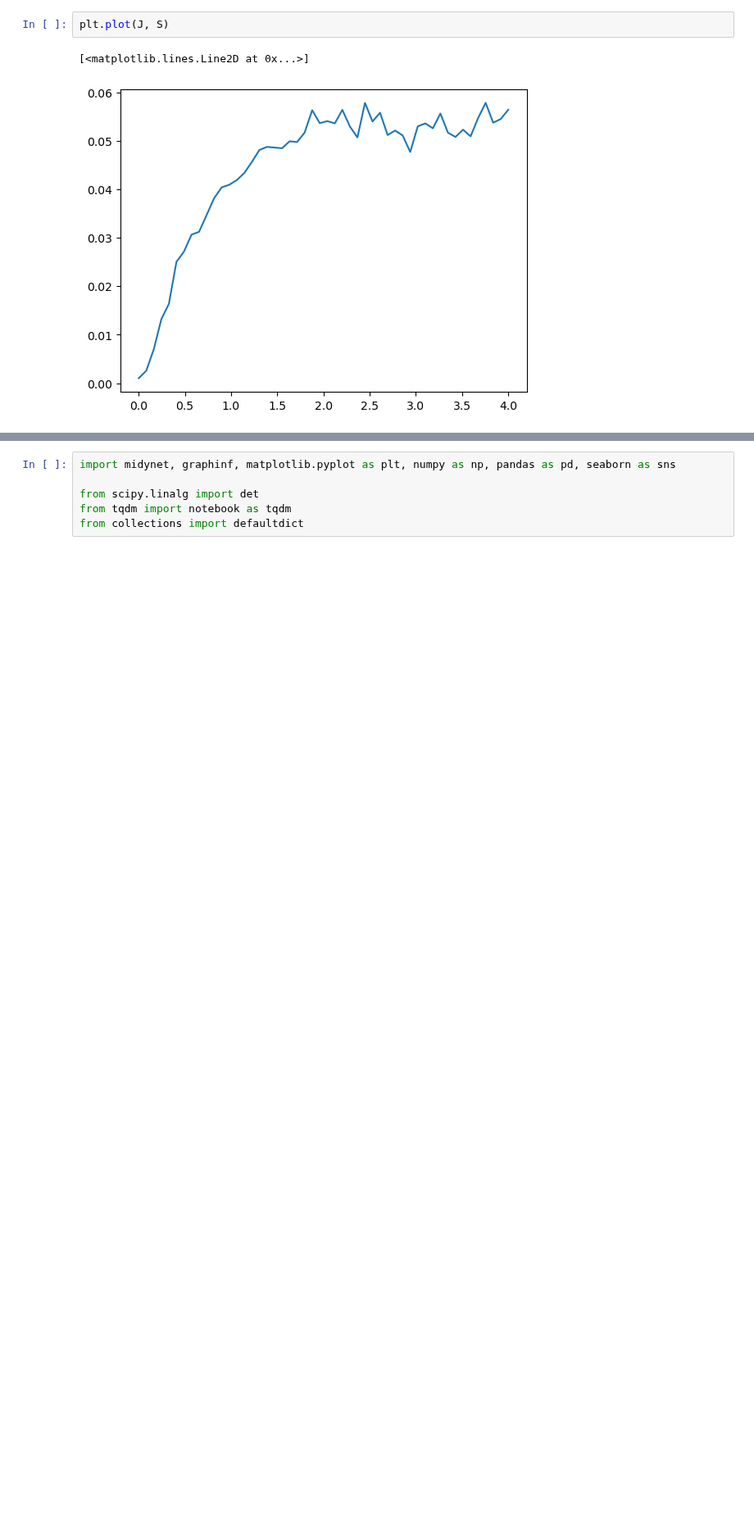
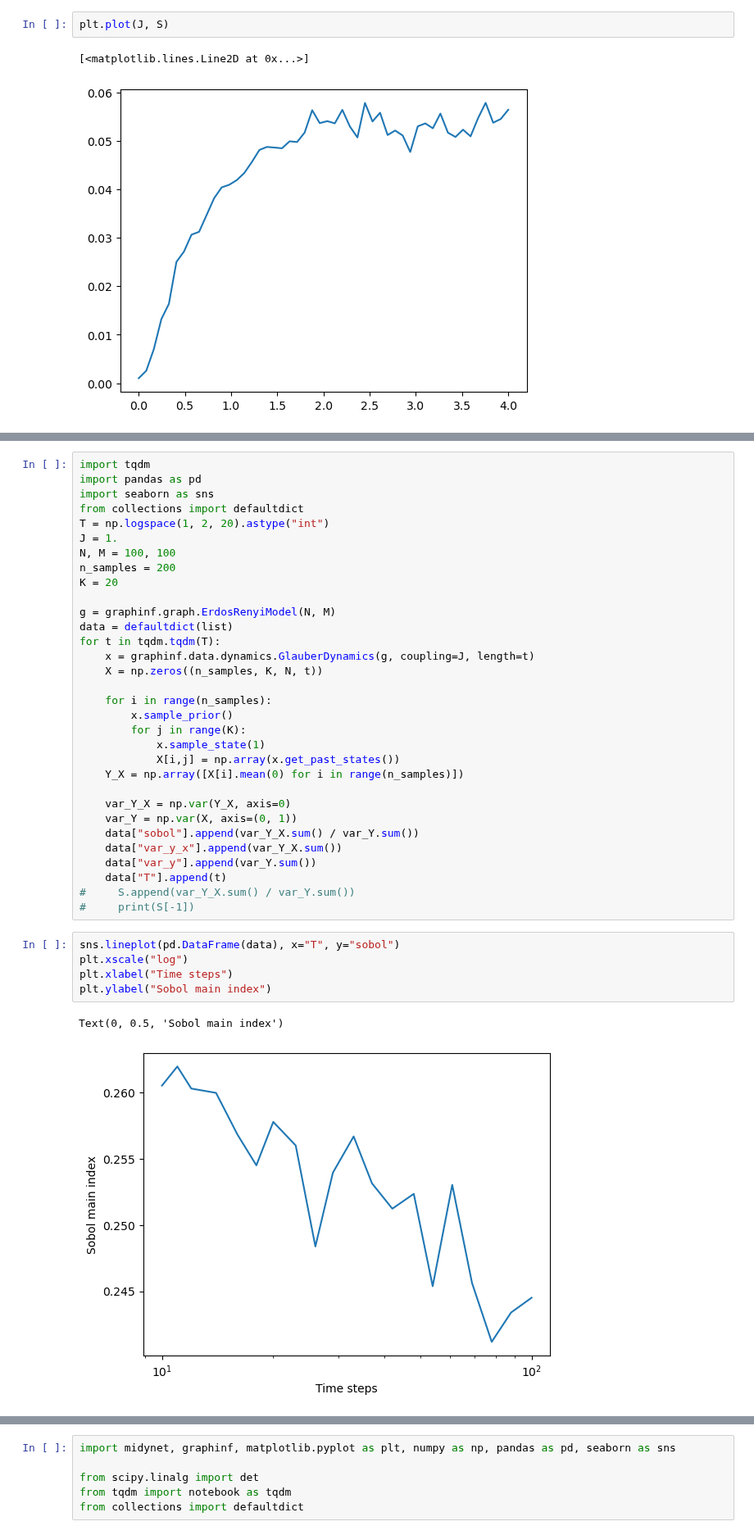
Before and after one commit to charlesmurphy1/midynet, a Jupyter notebook: notebooks/duality/exploration.ipynb, the cells around one changed output, grey strips where cells are left out. Shown at 82% size. Saved outputs shown, nothing was run; the diff lists cells and outputs as text; blank space fills up the shorter version.

```diff
--- a/notebooks/duality/exploration.ipynb
+++ b/notebooks/duality/exploration.ipynb
@@ -134,0 +185,40 @@ KeyboardInterrupt:
+# %%
+import tqdm
+import pandas as pd
+import seaborn as sns
+from collections import defaultdict
+T = np.logspace(1, 2, 20).astype("int")
+J = 1.
+N, M = 100, 100
+n_samples = 200
+K = 20
+
+g = graphinf.graph.ErdosRenyiModel(N, M)
+data = defaultdict(list)
+for t in tqdm.tqdm(T):
+    x = graphinf.data.dynamics.GlauberDynamics(g, coupling=J, length=t)
+    X = np.zeros((n_samples, K, N, t))
+
+    for i in range(n_samples):
+        x.sample_prior()
+        for j in range(K):
+            x.sample_state(1)
+            X[i,j] = np.array(x.get_past_states())
+    Y_X = np.array([X[i].mean(0) for i in range(n_samples)])
+
+    var_Y_X = np.var(Y_X, axis=0)
+    var_Y = np.var(X, axis=(0, 1))
+    data["sobol"].append(var_Y_X.sum() / var_Y.sum())
+    data["var_y_x"].append(var_Y_X.sum())
+    data["var_y"].append(var_Y.sum())
+    data["T"].append(t)
+#     S.append(var_Y_X.sum() / var_Y.sum())
+#     print(S[-1])
+# %%
+sns.lineplot(pd.DataFrame(data), x="T", y="sobol")
+plt.xscale("log")
+plt.xlabel("Time steps")
+plt.ylabel("Sobol main index")
+# %% [output]
+Text(0, 0.5, 'Sobol main index')
+[figure, added]
```
Also changed, not shown: parts of 73 cells of this notebook, 15 other files.
